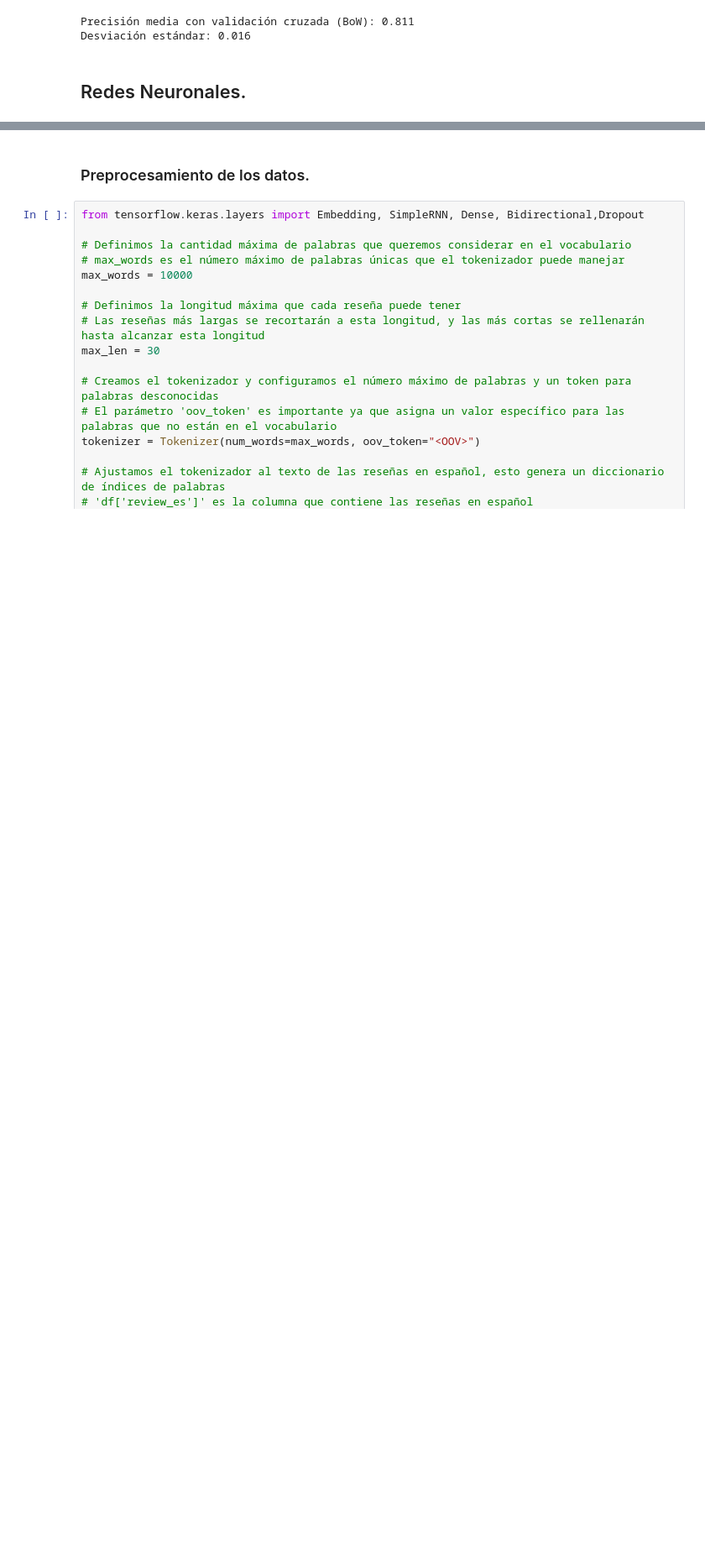
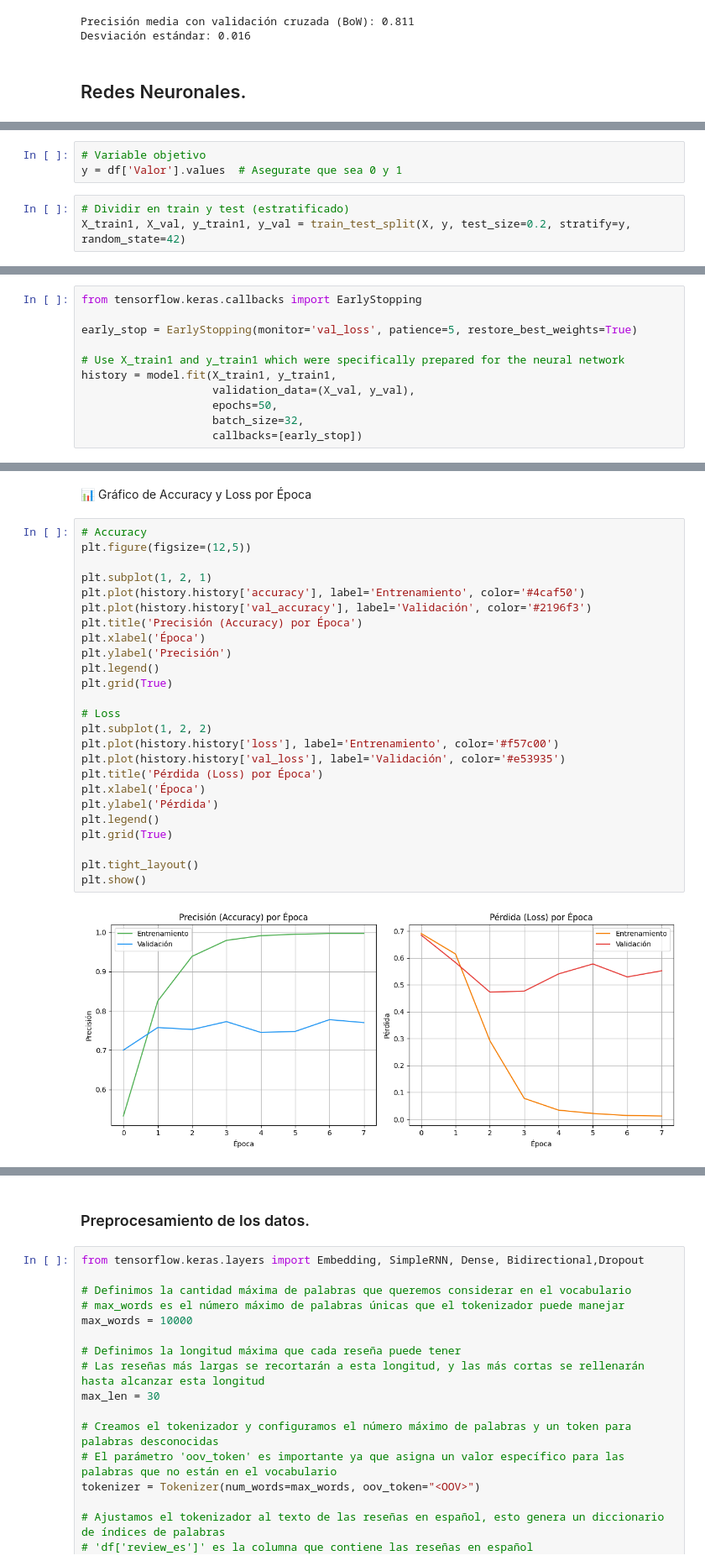
Before and after one commit to Leucocitokiller/Proyecto-Fina-NLP, a Jupyter notebook: Proyecto_final_NLP_Redes_Neuronales_Libenson.ipynb, the cells around one changed output, grey strips where cells are left out. Shown at 84% size. Drawn from its saved outputs; the diff is of its cells as text; blank space fills up the shorter version.

```diff
--- a/Proyecto_final_NLP_Redes_Neuronales_Libenson.ipynb
+++ b/Proyecto_final_NLP_Redes_Neuronales_Libenson.ipynb
@@ -976,0 +981,6 @@ Desviación estándar: 0.016
+# %%
+# Variable objetivo
+y = df['Valor'].values  # Asegurate que sea 0 y 1
+# %%
+# Dividir en train y test (estratificado)
+X_train1, X_val, y_train1, y_val = train_test_split(X, y, test_size=0.2, stratify=y, random_state=42)
@@ -976,0 +1024,11 @@ Desviación estándar: 0.016
+# %%
+from tensorflow.keras.callbacks import EarlyStopping
+
+early_stop = EarlyStopping(monitor='val_loss', patience=5, restore_best_weights=True)
+
+# Use X_train1 and y_train1 which were specifically prepared for the neural network
+history = model.fit(X_train1, y_train1,
+                    validation_data=(X_val, y_val),
+                    epochs=50,
+                    batch_size=32,
+                    callbacks=[early_stop])
@@ -976,0 +1067,29 @@ Desviación estándar: 0.016
+# %% [markdown]
+📊 Gráfico de Accuracy y Loss por Época
+# %%
+# Accuracy
+plt.figure(figsize=(12,5))
+
+plt.subplot(1, 2, 1)
+plt.plot(history.history['accuracy'], label='Entrenamiento', color='#4caf50')
+plt.plot(history.history['val_accuracy'], label='Validación', color='#2196f3')
+plt.title('Precisión (Accuracy) por Época')
+plt.xlabel('Época')
+plt.ylabel('Precisión')
+plt.legend()
+plt.grid(True)
+
+# Loss
+plt.subplot(1, 2, 2)
+plt.plot(history.history['loss'], label='Entrenamiento', color='#f57c00')
+plt.plot(history.history['val_loss'], label='Validación', color='#e53935')
+plt.title('Pérdida (Loss) por Época')
+plt.xlabel('Época')
+plt.ylabel('Pérdida')
+plt.legend()
+plt.grid(True)
+
+plt.tight_layout()
+plt.show()
+# %% [output]
+[figure, added]
```
Also changed, not shown: parts of 7 cells of this notebook.
